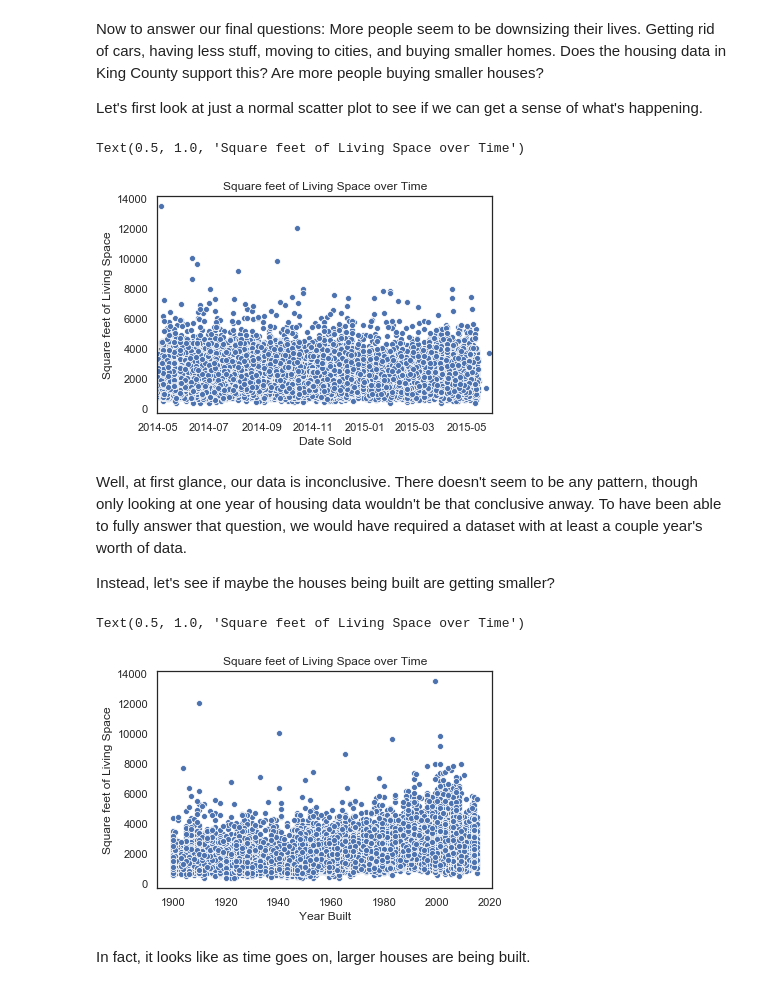
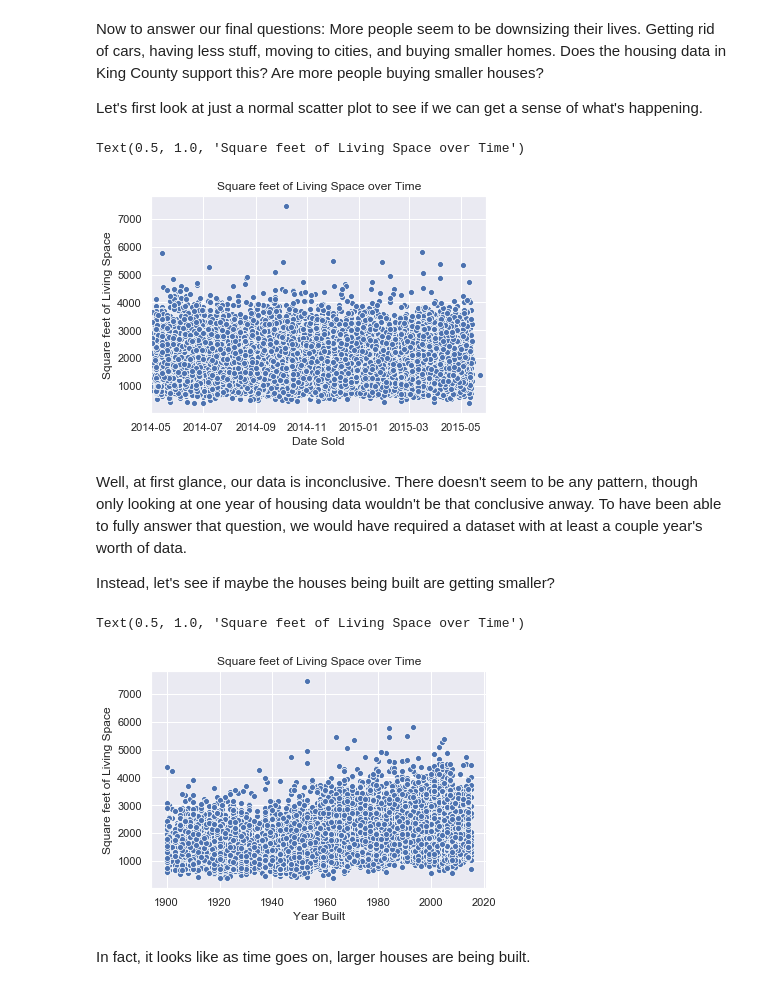
Before and after one commit to hkkelderman/King-County-Housing-Data-FI, a Jupyter notebook: hkkelderman_notebook.ipynb, the cells around one changed output. Drawn from its saved outputs; the diff is of its cells as text; code cells hidden in the pictures.

```diff
--- a/hkkelderman_notebook.ipynb
+++ b/hkkelderman_notebook.ipynb
@@ -244,9 +245,9 @@ Name: yr_renovated, dtype: float64
 # %% [markdown]
 For all of these columns, 0.0 is the most common value, so it makes sense to replace the NaNs in these columns with 0.0.
 # %%
-data.waterfront.fillna(0, inplace = True)
-data.view.fillna(0, inplace = True)
-data.yr_renovated.fillna(0, inplace = True)
+df.waterfront.fillna(0, inplace = True)
+df.view.fillna(0, inplace = True)
+df.yr_renovated.fillna(0, inplace = True)
 # %% [markdown]
 ## 2.4 - Scrub Summary
 
@@ -322,0 +345,8 @@ The following variables seem to have some correlation with housing price:
+# %%
+model_data = df[df.price <= 800000]
+
+plt.boxplot(x=model_data['price'])
+plt.title('Distribution for Price')
+plt.xlabel('Median for Price is {}'.format(model_data['price'].median()))
+plt.ylabel('Price')
+plt.show()
@@ -326,8 +358,8 @@ The following variables seem to have some correlation with housing price:
 I will now use the questions I posed above to guide the rest of my exploration. First, does renovating a house increase the sale value of a house? And if it does, what types of renovations cause the largest increase in sale value?
 # %%
 #First, I'm going to change 'yr_renovated' to a category variable, 'renovated'
-data['renovated'] = np.where(data['yr_renovated'] == 0.0, '0', '1')
-data['renovated'] = data['renovated'].astype('category')
+model_data['renovated'] = np.where(model_data['yr_renovated'] == 0.0, '0', '1')
+model_data['renovated'] = model_data['renovated'].astype('category')
 # %%
 #Next, I need to create a dataframe with houses that have been sold multiple times and have
 #been renovated
@@ -475,16 +498,3 @@ plt.legend(title="Median House Price by Zipcode")
 # %% [output]
 <matplotlib.legend.Legend at 0x...>
 [figure]
-# %%
-#picture for presentation
-fig_2 = plt.figure(figsize = (12,10))
-ax = fig_2.add_subplot(111)
-sns.scatterplot(x='long', y='lat', hue='zip_group',
-                data=zip_group, palette='cubehelix', ax=ax)
-sns.set_style('white')
-plt.title("Geographical Representation of Median House Sales by Zipcode")
-ax.set_yticklabels([])
-ax.set_xticklabels([])
-plt.xlabel("")
-plt.ylabel("")
-plt.savefig('by Zipcode')
@@ -499,26 +507,26 @@ Now to answer our final questions: More people seem to be downsizing their lives
 
 Let's first look at just a normal scatter plot to see if we can get a sense of what's happening.
 # %%
-sns.scatterplot(x='date', y='sqft_living', data=data)
+sns.scatterplot(x='date', y='sqft_living', data=model_data)
 plt.xlim('2014-05-01', '2015-05-31')
 plt.xlabel('Date Sold')
 plt.ylabel('Square feet of Living Space')
 plt.title('Square feet of Living Space over Time')
 # %% [output]
 Text(0.5, 1.0, 'Square feet of Living Space over Time')
-[figure, old version]
+[figure, new version]
 # %% [markdown]
 Well, at first glance, our data is inconclusive. There doesn't seem to be any pattern, though only looking at one year of housing data wouldn't be that conclusive anway. To have been able to fully answer that question, we would have required a dataset with at least a couple year's worth of data.
 
 Instead, let's see if maybe the houses being built are getting smaller?
 # %%
-sns.scatterplot(x='yr_built', y='sqft_living', data=data)
+sns.scatterplot(x='yr_built', y='sqft_living', data=model_data)
 plt.xlabel('Year Built')
 plt.ylabel('Square feet of Living Space')
 plt.title('Square feet of Living Space over Time')
 # %% [output]
 Text(0.5, 1.0, 'Square feet of Living Space over Time')
-[figure, old version]
+[figure, new version]
 # %% [markdown]
 In fact, it looks like as time goes on, larger houses are being built.
 # %%
```
Also changed, not shown: parts of 96 cells of this notebook.
